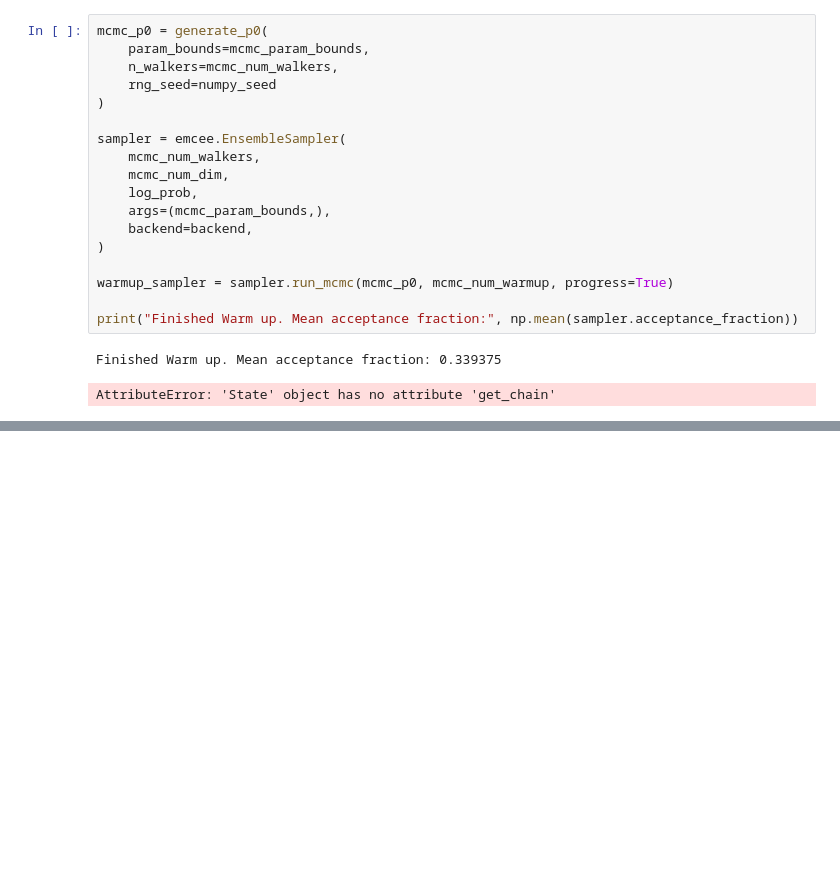
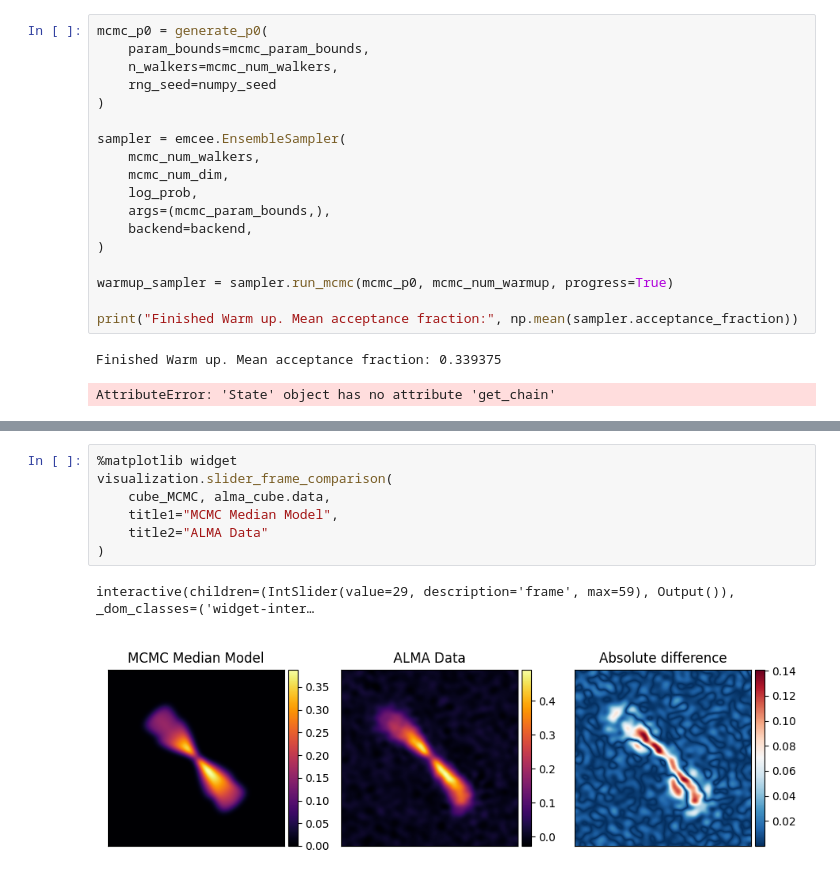
Before and after one commit to tcig-cips/radjax, a Jupyter notebook: tutorials/tutorial06-mcmc-inference-alma-data.ipynb, the cells around one changed output, grey strips where cells are left out. Cells and saved outputs as stored; diff of their text form; blank space fills up the shorter version.

```diff
--- a/tutorials/tutorial06-mcmc-inference-alma-data.ipynb
+++ b/tutorials/tutorial06-mcmc-inference-alma-data.ipynb
@@ -368,0 +353,10 @@ plt.show()
+# %%
+%matplotlib widget
+visualization.slider_frame_comparison(
+    cube_MCMC, alma_cube.data,
+    title1="MCMC Median Model",
+    title2="ALMA Data"
+)
+# %% [output]
+interactive(children=(IntSlider(value=29, description='frame', max=59), Output()), _dom_classes=('widget-inter…
+[figure, added]
```
Also changed, not shown: parts of 9 cells of this notebook.
